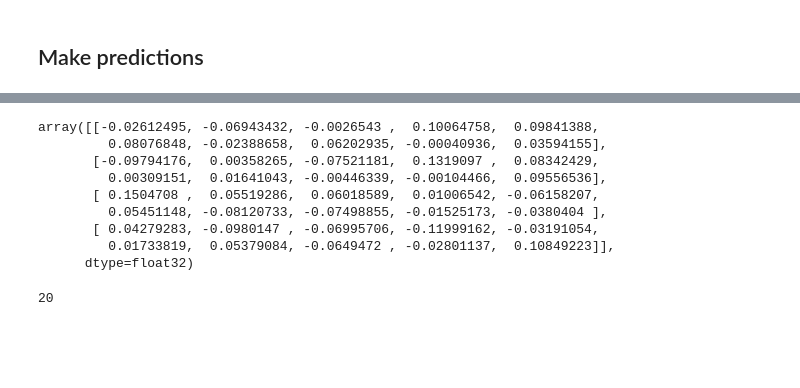
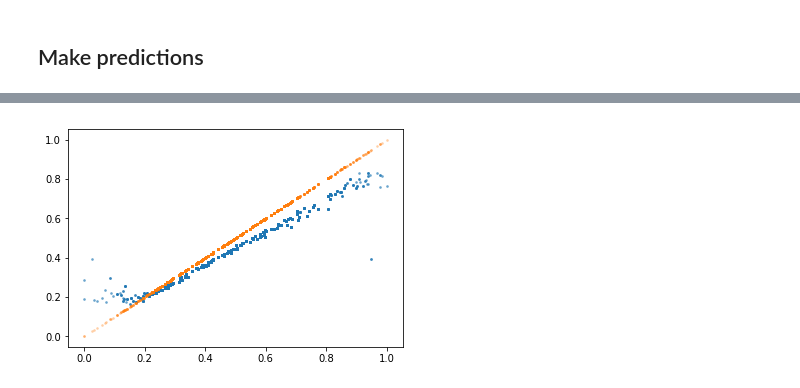
Before and after one commit to atareen/Regression-with-convolutional-neural-networks, a Jupyter notebook: CNN_RNAP_Seq_Regression.ipynb, the cells around one changed output, grey strips where cells are left out. Saved outputs shown, nothing was run; the diff lists cells and outputs as text; code cells hidden in the pictures; blank space fills up the shorter version.

```diff
--- a/CNN_RNAP_Seq_Regression.ipynb
+++ b/CNN_RNAP_Seq_Regression.ipynb
@@ -254,17 +272,0 @@ plt.show()
-# %%
-#''.join([num2seq[np.argmax(weights[i,:])] for i in range(weights.shape[0])])
-weights[5,:]
-# %% [output]
-array([[-0.02612495, -0.06943432, -0.0026543 ,  0.10064758,  0.09841388,
-         0.08076848, -0.02388658,  0.06202935, -0.00040936,  0.03594155],
-       [-0.09794176,  0.00358265, -0.07521181,  0.1319097 ,  0.08342429,
-         0.00309151,  0.01641043, -0.00446339, -0.00104466,  0.09556536],
-       [ 0.1504708 ,  0.05519286,  0.06018589,  0.01006542, -0.06158207,
-         0.05451148, -0.08120733, -0.07498855, -0.01525173, -0.0380404 ],
-       [ 0.04279283, -0.0980147 , -0.06995706, -0.11999162, -0.03191054,
-         0.01733819,  0.05379084, -0.0649472 , -0.02801137,  0.10849223]],
-      dtype=float32)
-# %%
-np.argmax(weights[5,:])
-# %% [output]
-20
@@ -276,0 +273,8 @@ top_logo_chars = ['C','T','A','C','T','A','C','A','C','G',
+# %%
+pos_model_prediction = model.predict(test_pos_tensor)
+# %%
+plt.scatter(y_test,pos_model_prediction,s=3,alpha=0.5)
+plt.scatter(y_test,y_test,s=3,alpha=0.25)
+plt.show()
+# %% [output]
+[figure, added]
```
Also changed, not shown: parts of 19 cells of this notebook.
